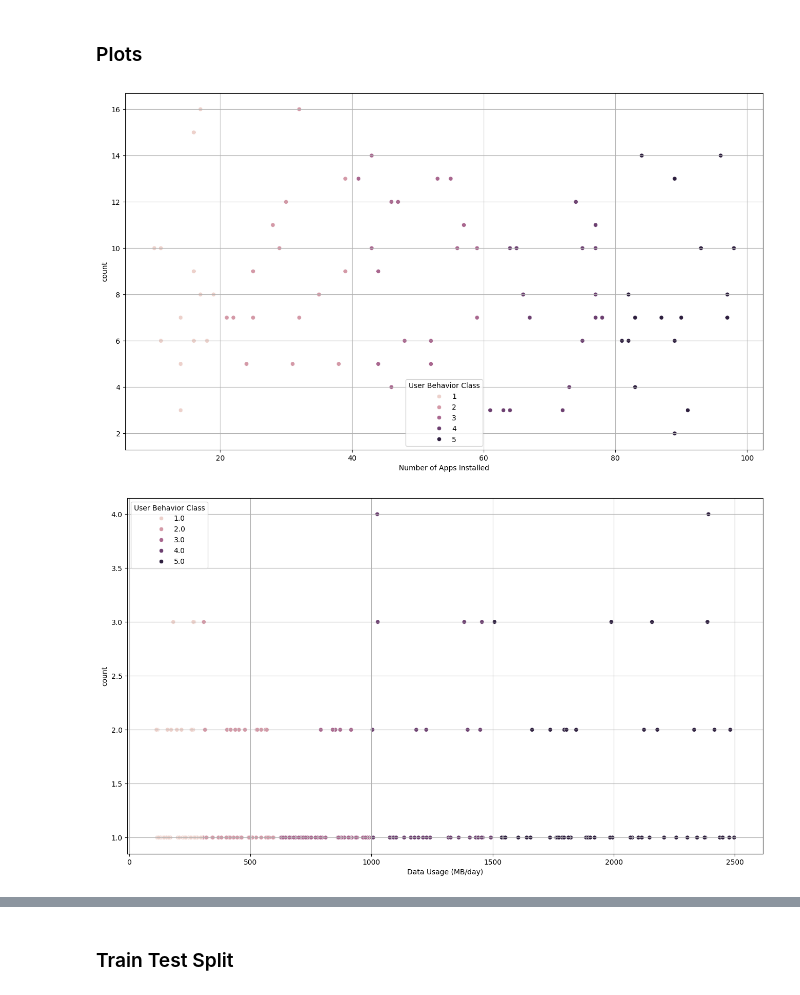
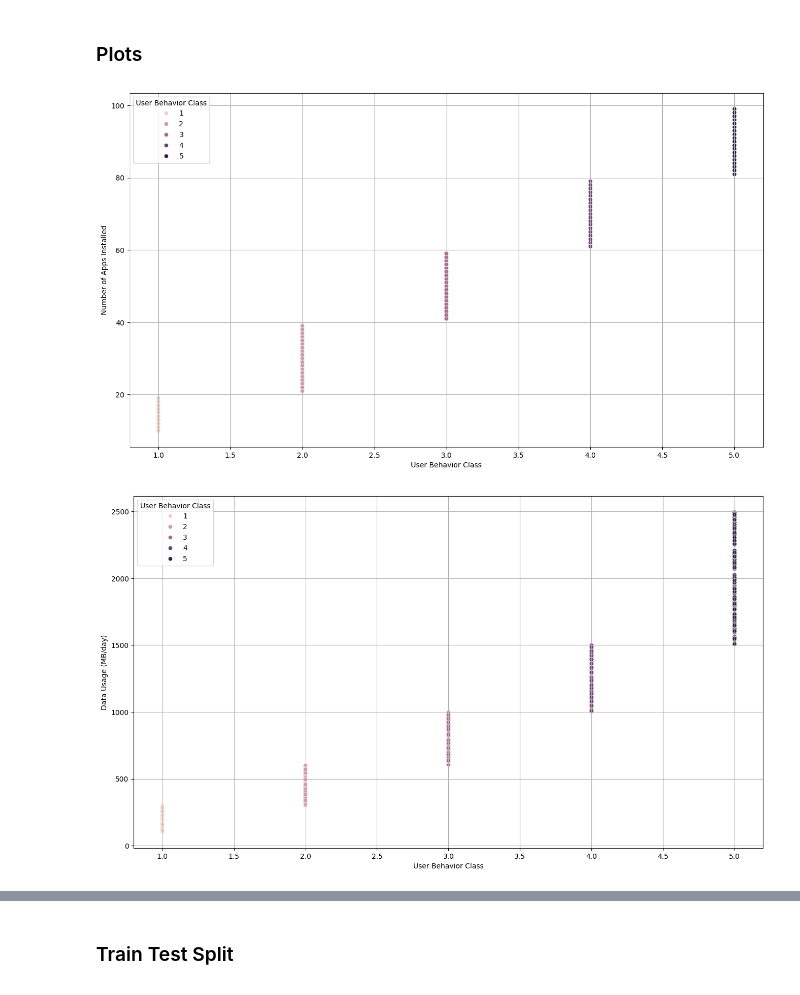
Before and after one commit to mrshafy13/My_Data_Science_Journey, a Jupyter notebook: Classifying_User_Behavior_Based_on_Mobile_Device_Usage.ipynb, the cells around one changed output, grey strips where cells are left out. Cells and saved outputs as stored; diff of their text form; code cells hidden in the pictures.

```diff
--- a/Classifying_User_Behavior_Based_on_Mobile_Device_Usage.ipynb
+++ b/Classifying_User_Behavior_Based_on_Mobile_Device_Usage.ipynb
@@ -219,17 +219,17 @@ plt.show()
 ### Plots
 # %%
 plt.figure(figsize=(16,9))
-sns.scatterplot(x = 'Number of Apps Installed', y = df['Number of Apps Installed'].value_counts(),  data = df_encoded, hue = 'User Behavior Class')
+sns.scatterplot(x = 'User Behavior Class', y = 'Number of Apps Installed',  data = df_encoded, hue = 'User Behavior Class')
 plt.grid(True)
 plt.show()
 # %% [output]
-[figure, old version]
+[figure, new version]
 # %%
 plt.figure(figsize=(16,9))
-sns.scatterplot(x = 'Data Usage (MB/day)', y = df['Data Usage (MB/day)'].value_counts(),  data = df_encoded, hue = 'User Behavior Class')
+sns.scatterplot(x = 'User Behavior Class', y = 'Data Usage (MB/day)',  data = df_encoded, hue = 'User Behavior Class')
 plt.grid(True)
 plt.show()
 # %% [output]
-[figure, old version]
+[figure, new version]
 # %%
 plt.figure(figsize=(16,9))
```
Also changed, not shown: parts of 2 cells of this notebook.
